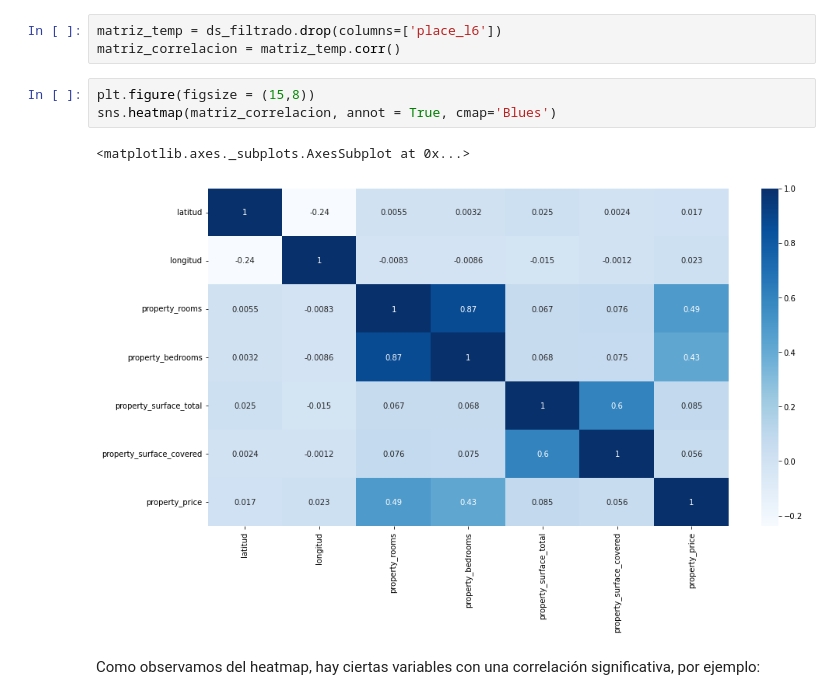
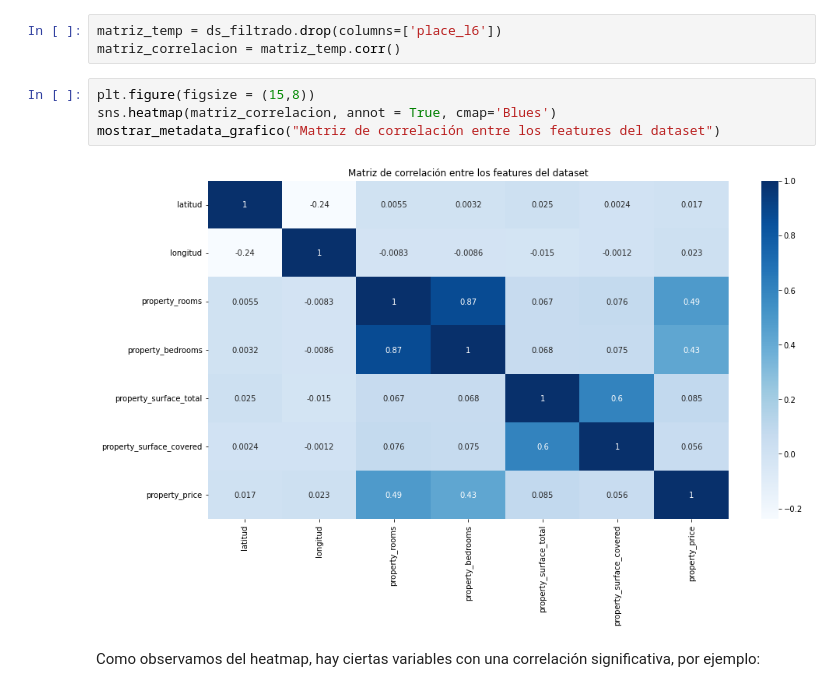
Before and after one commit to LucianoTrujillo/7506R-2C2022-GRUPO10, a Jupyter notebook: 7506R_TP1_GRUPO10_ENTREGA.ipynb, the cells around one changed output. Saved outputs shown, nothing was run; the diff lists cells and outputs as text.

```diff
--- a/7506R_TP1_GRUPO10_ENTREGA.ipynb
+++ b/7506R_TP1_GRUPO10_ENTREGA.ipynb
@@ -590,9 +591,9 @@ matriz_correlacion = matriz_temp.corr()
 # %%
 plt.figure(figsize = (15,8))
 sns.heatmap(matriz_correlacion, annot = True, cmap='Blues')
+mostrar_metadata_grafico("Matriz de correlación entre los features del dataset")
 # %% [output]
-<matplotlib.axes._subplots.AxesSubplot at 0x...>
-[figure, old version]
+[figure, new version]
 # %% [markdown]
 Como observamos del heatmap, hay ciertas variables con una correlación significativa, por ejemplo:
 # %% [markdown]
```
Also changed, not shown: parts of 23 cells of this notebook.
